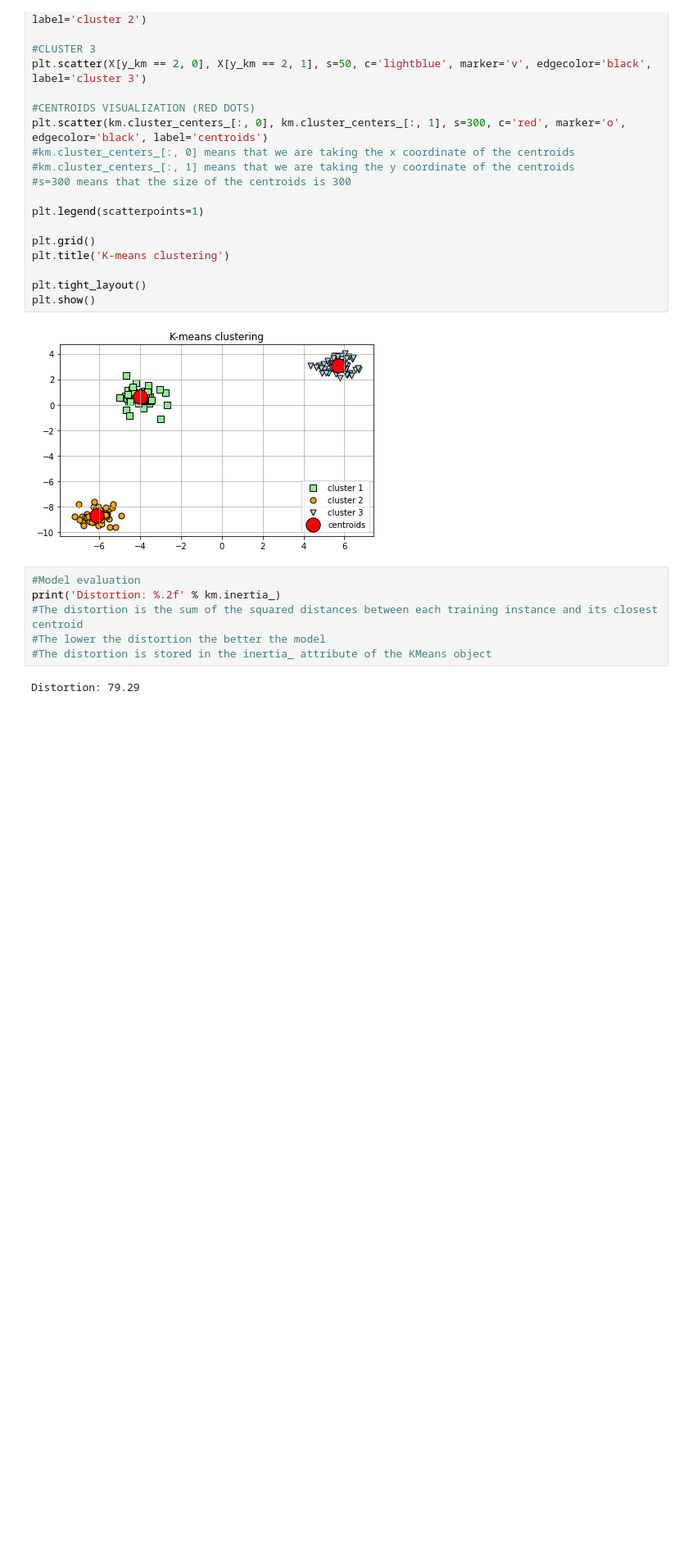
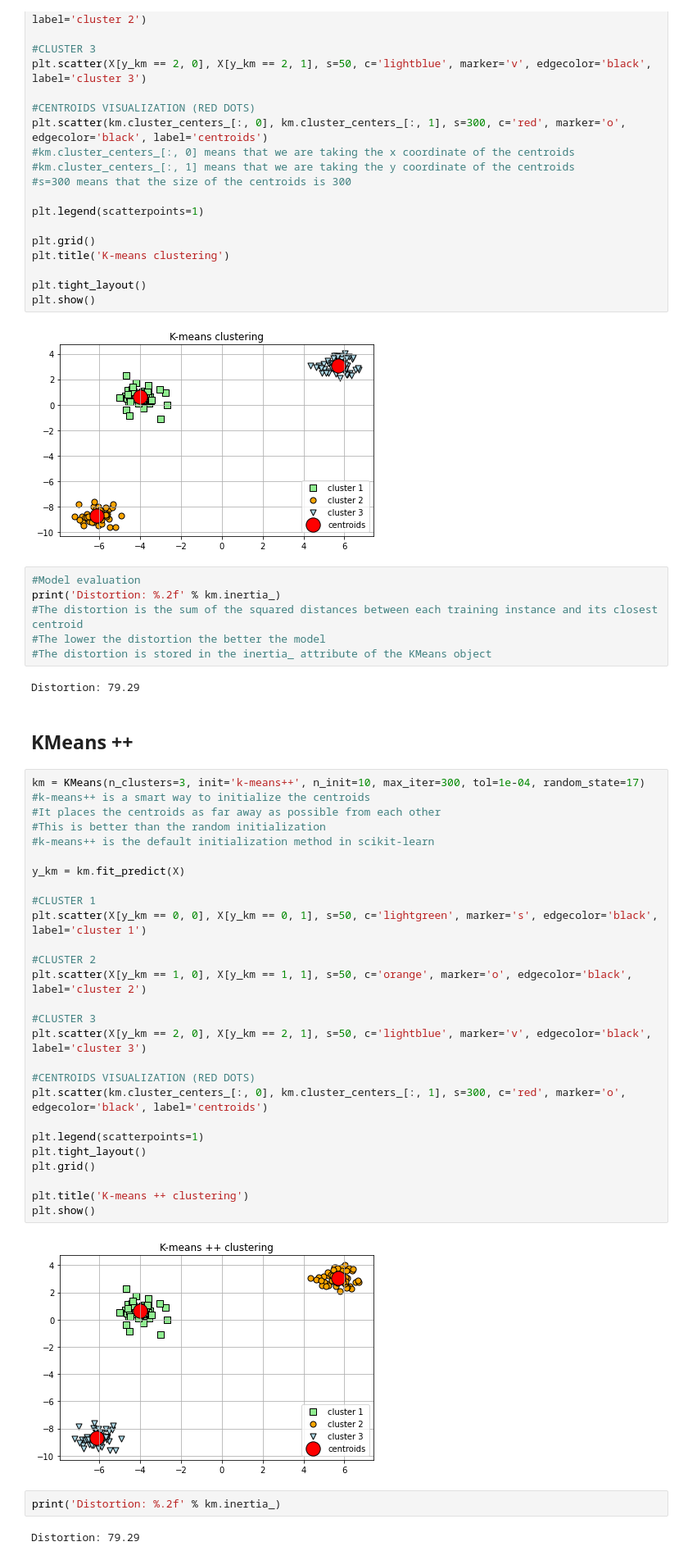
Before and after one commit to RiccardoRevalor/MachineLearning, a Jupyter notebook: Clustering Algorithms/KMeans/kmeans_1.ipynb, the cells around one changed output. Shown at 82% size. Cells and saved outputs as stored; diff of their text form; blank space fills up the shorter version.

Commit message:
KMeans 1: kmeans++ and elbow graphic method

```diff
--- a/Clustering Algorithms/KMeans/kmeans_1.ipynb
+++ b/Clustering Algorithms/KMeans/kmeans_1.ipynb
@@ -67,3 +67,38 @@ print('Distortion: %.2f' % km.inertia_)
 #The distortion is stored in the inertia_ attribute of the KMeans object
 # %% [output]
 Distortion: 79.29
+# %% [markdown]
+## KMeans ++
+# %%
+km = KMeans(n_clusters=3, init='k-means++', n_init=10, max_iter=300, tol=1e-04, random_state=17)
+#k-means++ is a smart way to initialize the centroids
+#It places the centroids as far away as possible from each other
+#This is better than the random initialization
+#k-means++ is the default initialization method in scikit-learn
+
+y_km = km.fit_predict(X)
+
+#CLUSTER 1
+plt.scatter(X[y_km == 0, 0], X[y_km == 0, 1], s=50, c='lightgreen', marker='s', edgecolor='black', label='cluster 1')
+
+#CLUSTER 2
+plt.scatter(X[y_km == 1, 0], X[y_km == 1, 1], s=50, c='orange', marker='o', edgecolor='black', label='cluster 2')
+
+#CLUSTER 3
+plt.scatter(X[y_km == 2, 0], X[y_km == 2, 1], s=50, c='lightblue', marker='v', edgecolor='black', label='cluster 3')
+
+#CENTROIDS VISUALIZATION (RED DOTS)
+plt.scatter(km.cluster_centers_[:, 0], km.cluster_centers_[:, 1], s=300, c='red', marker='o', edgecolor='black', label='centroids')
+
+plt.legend(scatterpoints=1)
+plt.tight_layout()
+plt.grid()
+
+plt.title('K-means ++ clustering')
+plt.show()
+# %% [output]
+[figure, added]
+# %%
+print('Distortion: %.2f' % km.inertia_)
+# %% [output]
+Distortion: 79.29
```
Also changed, not shown: parts of 3 cells of this notebook.
